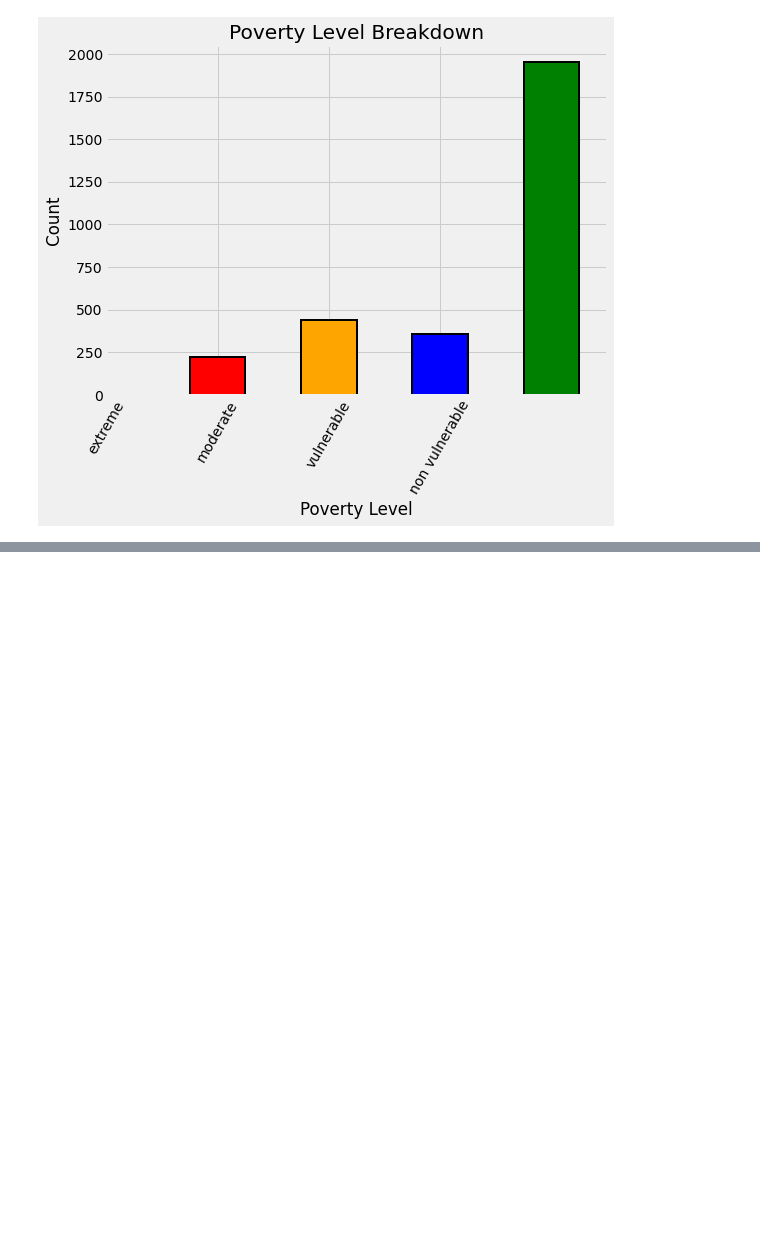
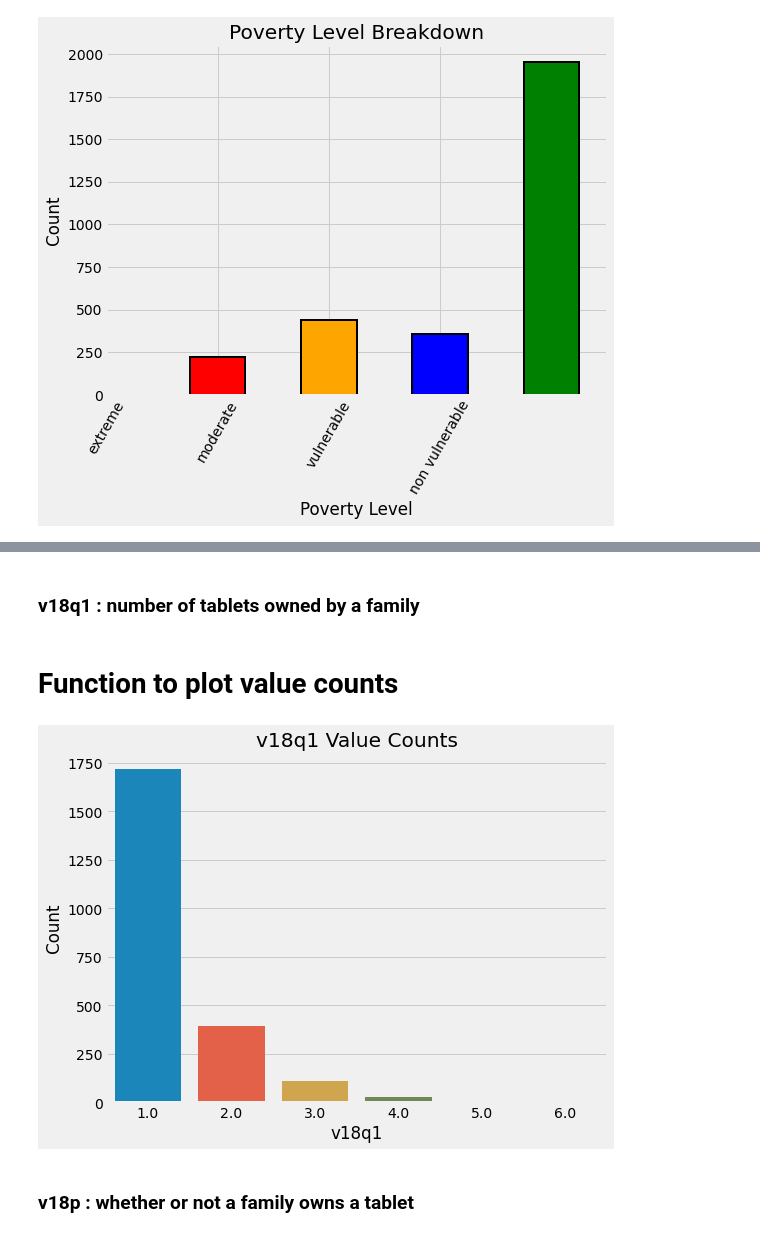
Before and after one commit to sejongpyo/Studies, a Jupyter notebook: multi_tabular/02_poverty.ipynb, the cells around one changed output, grey strips where cells are left out. Saved outputs shown, nothing was run; the diff lists cells and outputs as text; code cells hidden in the pictures; blank space fills up the shorter version.

```diff
--- a/multi_tabular/02_poverty.ipynb
+++ b/multi_tabular/02_poverty.ipynb
@@ -179,0 +264,21 @@ sns.countplot(x=data.loc[(data['parentesco1'] == 1) & (data['Target'].notnull())
+# %% [markdown]
+### v18q1 : number of tablets owned by a family
+# %% [markdown]
+# Function to plot value counts
+# %%
+def plot_value_counts(df, col, heads_only = False):
+    if heads_only:
+        df = df.loc[df['parentesco1'] == 1].copy()
+
+    plt.figure(figsize = (8, 6))
+    sns.countplot(col, data = df)
+    plt.xlabel(f"{col}")
+    plt.title(f"{col} Value Counts")
+    plt.ylabel('Count')
+    plt.show()
+# %%
+plot_value_counts(heads, 'v18q1')
+# %% [output]
+[figure, added]
+# %% [markdown]
+### v18p : whether or not a family owns a tablet
```
Also changed, not shown: parts of 81 cells of this notebook.
